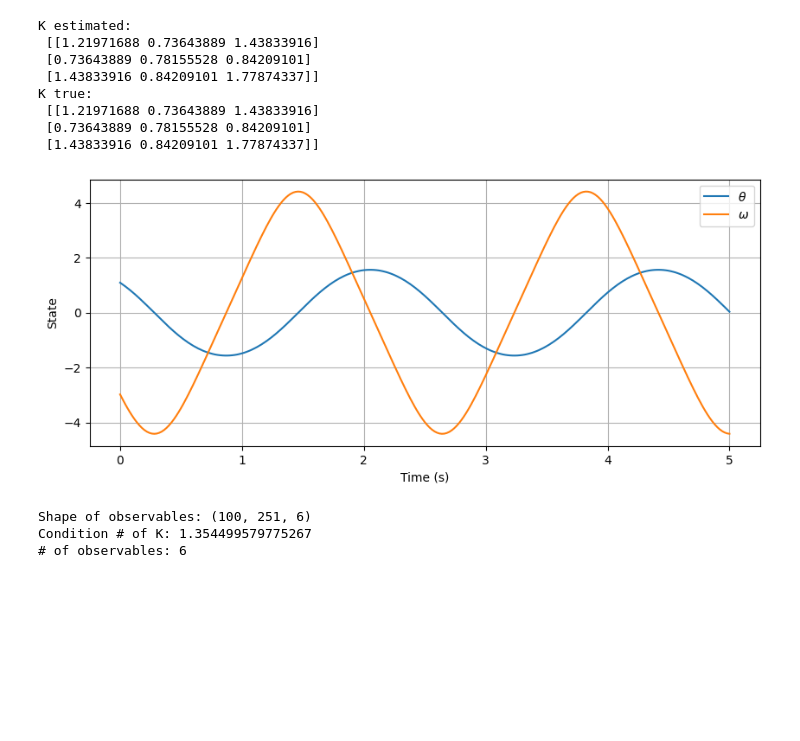
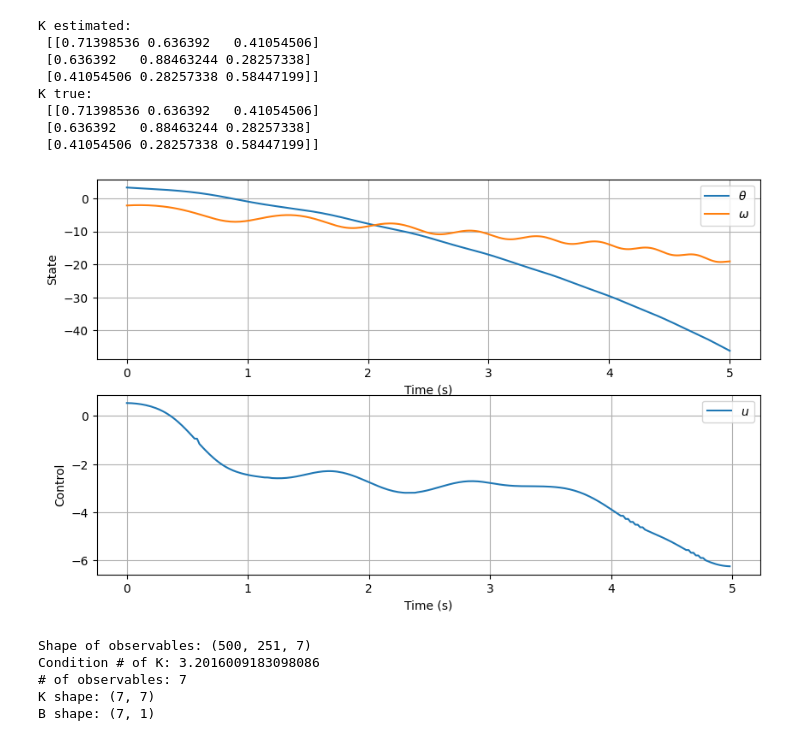
Before and after one commit to micahreich/koopman, a Jupyter notebook: koopman/edmd.ipynb, the cells around one changed output. Saved outputs shown, nothing was run; the diff lists cells and outputs as text; code cells hidden in the pictures; blank space fills up the shorter version.

Commit message:
get EDMD working with controls, use casadi to get some basic OCPs working

```diff
--- a/koopman/edmd.ipynb
+++ b/koopman/edmd.ipynb
@@ -49,10 +78,10 @@ assert np.allclose(obs[:, :, :2], xs)
 K = np.random.rand(3,3)
 K = K.T @ K
 
-N = 5
+N = 10
 X = np.empty((N, 2, 3))
 xs = np.random.rand(N, 3)
-ys = (K @ xs.T).T
+ys = xs @ K.T
 
 pairs = np.stack([xs, ys], axis=0)
 pairs = einops.rearrange(pairs, 'p n x -> n p x')
@@ -64,59 +93,86 @@ print("K estimated:\n", K_est)
 print("K true:\n", K)
 # %% [output]
 K estimated:
- [[1.21971688 0.73643889 1.43833916]
- [0.73643889 0.78155528 0.84209101]
- [1.43833916 0.84209101 1.77874337]]
+ [[0.71398536 0.636392   0.41054506]
+ [0.636392   0.88463244 0.28257338]
+ [0.41054506 0.28257338 0.58447199]]
 K true:
- [[1.21971688 0.73643889 1.43833916]
- [0.73643889 0.78155528 0.84209101]
- [1.43833916 0.84209101 1.77874337]]
+ [[0.71398536 0.636392   0.41054506]
+ [0.636392   0.88463244 0.28257338]
+ [0.41054506 0.28257338 0.58447199]]
 # %%
 # Run a simulation with a pendulum
 pendulum = Pendulum(Pendulum.Params(m=1, l=1, g=9.81))
 
-N = 100
+N = 500
 theta0 = np.random.uniform(0, 2*np.pi, (N, 1))
 omega0 = np.random.uniform(-5.0, 5.0, (N, 1))
 x0 = np.hstack((theta0, omega0))
+tf = 5.0
+dt = 0.02
 
-ts, xhist, _ = simulate_batch(
+smooth_controls = generate_random_smooth_controls(N, int(tf/dt))
+
+def u(t, xs):
+    return smooth_controls[:, int(t/dt), :]
+
+ts, xhist, uhist = simulate_batch(
     sys=pendulum,
     tf=5.0,
     dt=0.02,
-    u=lambda t, xs: np.zeros((N, 1)),
+    u=u,
     x0=x0
 )
 
 # Visualize a random trajectory
-fig, ax = plt.subplots(1, 1, figsize=(10, 4))
-ax.plot(ts, xhist[0, :, 0], label=r'$\theta$')
-ax.plot(ts, xhist[0, :, 1], label=r'$\omega$')
-ax.legend()
-ax.grid(True)
-ax.set_xlabel('Time (s)')
-ax.set_ylabel('State')
+fig, ax = plt.subplots(2, 1, figsize=(10, 6))
+ax[0].plot(ts, xhist[0, :, 0], label=r'$\theta$')
+ax[0].plot(ts, xhist[0, :, 1], label=r'$\omega$')
+ax[0].legend()
+ax[0].grid(True)
+ax[0].set_xlabel('Time (s)')
+ax[0].set_ylabel('State')
+
+ax[1].plot(ts[:-1], uhist[0, :, 0], label=r'$u$')
+ax[1].legend()
+ax[1].grid(True)
+ax[1].set_xlabel('Time (s)')
+ax[1].set_ylabel('Control')
 plt.show()
 # %% [output]
-[figure, old version]
+[figure, new version]
 # %%
-phis_hist = compute_pendulum_observables(xhist)
+phis_hist, phis_C = compute_pendulum_observables(xhist)
 print("Shape of observables:", phis_hist.shape)
 
+n_observables = phis_hist.shape[-1]
+n_controls = uhist.shape[-1]
+
 phis_curr = phis_hist[:, :-1, :]
+us_curr = uhist[:, :, :]
+phis_curr_and_us_curr = np.concatenate([phis_curr, us_curr], axis=-1)
+phis_curr_and_us_curr = einops.rearrange(phis_curr_and_us_curr, 'n t o -> (n t) o').T
+
 phis_next = phis_hist[:, 1:, :]
-
-phis_curr = einops.rearrange(phis_curr, 'n t o -> (n t) o').T
 phis_next = einops.rearrange(phis_next, 'n t o -> (n t) o').T
 
-K = phis_next @ np.linalg.pinv(phis_curr)
+A_lstsq = phis_curr_and_us_curr
+B_lstsq = phis_next
+
+KB = B_lstsq @ np.linalg.pinv(A_lstsq)
+K = KB[:, :n_observables]
+B = KB[:, n_observables:]
 
 print("Condition # of K:", np.linalg.cond(K))
 print("# of observables:", phis_hist.shape[-1])
+print("K shape:", K.shape)
+print("B shape:", B.shape)
 # %% [output]
-Shape of observables: (100, 251, 6)
-Condition # of K: 1.354499579775267
-# of observables: 6
+Shape of observables: (500, 251, 7)
+Condition # of K: 3.2016009183098086
+# of observables: 7
+K shape: (7, 7)
+B shape: (7, 1)
 # %%
 # Take the simulated systems and roll it out with the learned Koopman operator
 x0 = np.array([
```
Also changed, not shown: parts of 6 cells of this notebook, 5 other files.
